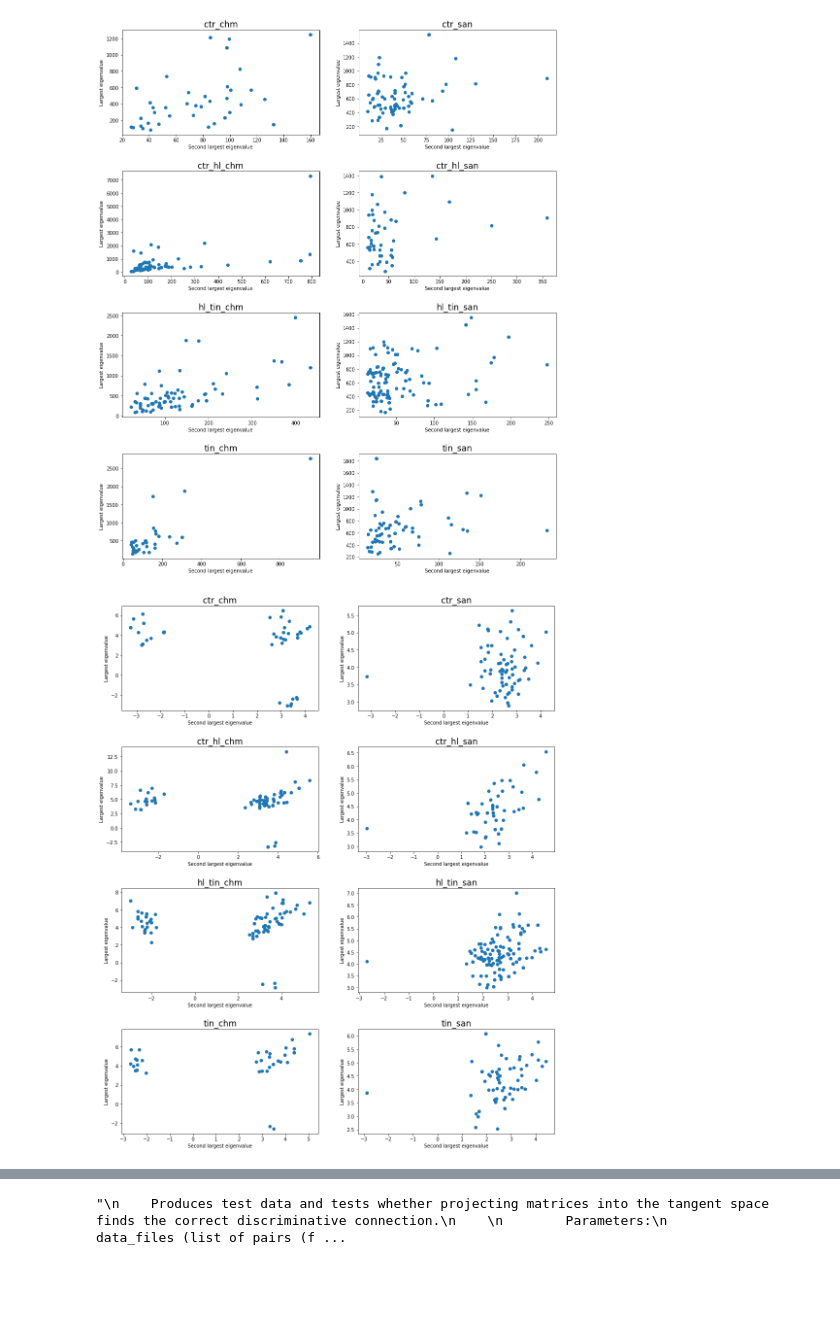
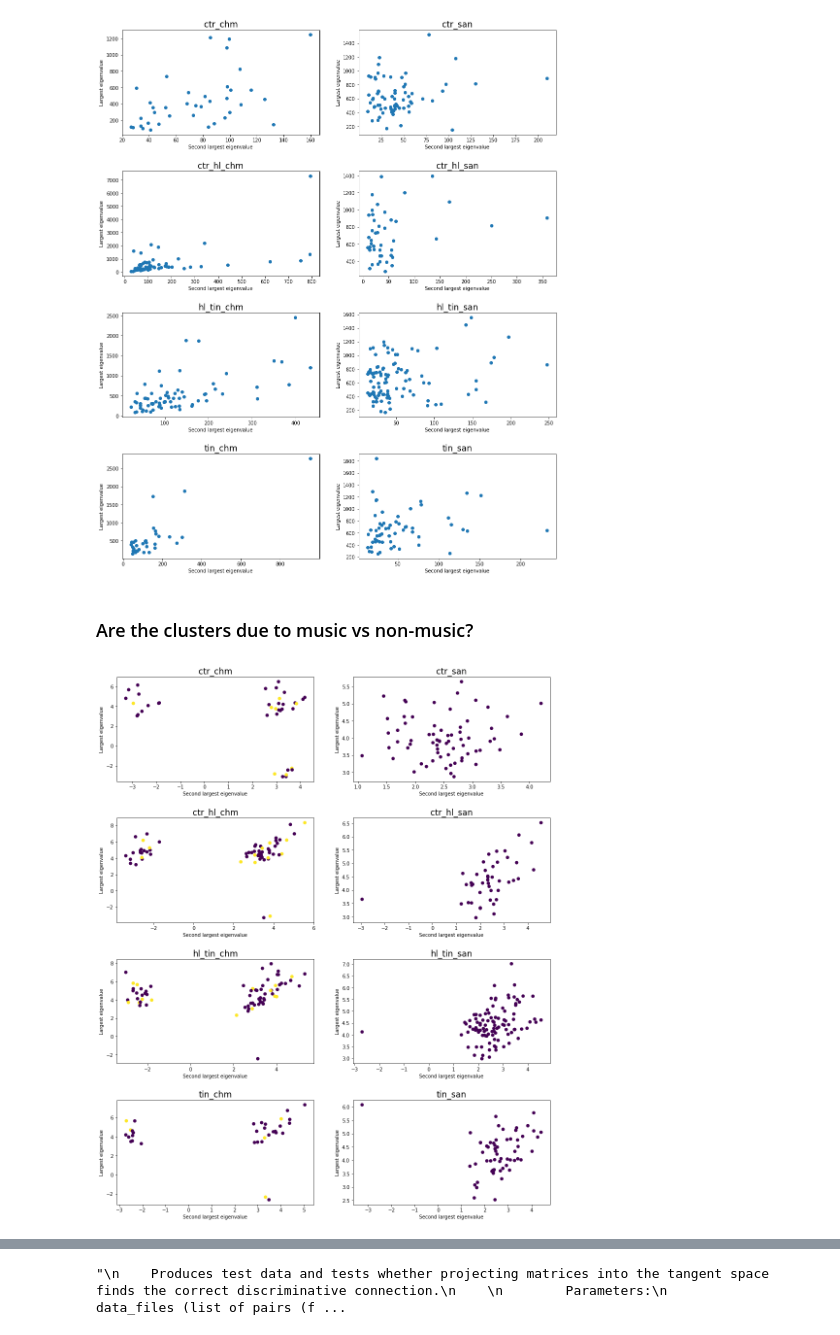
Before and after one commit to dcarmod2/RiemNeuro, a Jupyter notebook: Riemann8Class_paperPrep.ipynb, the cells around one changed output, grey strips where cells are left out. Saved outputs shown, nothing was run; the diff lists cells and outputs as text; code cells hidden in the pictures; blank space fills up the shorter version.

```diff
--- a/Riemann8Class_paperPrep.ipynb
+++ b/Riemann8Class_paperPrep.ipynb
@@ -41,7 +69,8 @@ whasc_files = [data_dir+'WHASC'+os.sep+fname for fname in os.listdir(data_dir+'W
 uiuc_samples = []
 count =0
 for fname_prefix in uiuc_files:
-    runs = [run for run in os.listdir(fname_prefix) if run.startswith('run')]
+    runs = [run for run in os.listdir(fname_prefix) if run.startswith('run') and not(fname_prefix.endswith('B') and
+                                                                                     (run.endswith('1') or run.endswith('2')))]
     for run in runs:
         count += 1
         ID = re.findall(r'\d+_(\d+)_',fname_prefix)[0]
@@ -62,11 +91,13 @@ for fname_prefix in uiuc_files:
             continue
 
         if timeSeries.shape == (33,300):
-            uiuc_samples.append({'TimeSeries':timeSeries,'Location':'chm','Run':run,'ID':ID,'Group':Group})
+            uiuc_samples.append({'TimeSeries':timeSeries,'Location':'chm','Run':run,'ID':ID,'Group':Group,
+                                 'TFI':metadata_uiuc.loc[int(ID),'TFI_A']})
 # %%
 whasc_samples = []
 for fname_prefix in whasc_files:
-    runs = [run for run in os.listdir(fname_prefix) if run.startswith('run')]
+    runs = [run for run in os.listdir(fname_prefix) if run.startswith('run') and not(fname_prefix.endswith('B') and
+                                                                                     (run.endswith('1') or run.endswith('2')))]
     for run in runs:
         ID = re.findall(r'\d+_(\d+)_',fname_prefix)[0]
         Group_binary = re.findall(r'(\d+)_\d+_',fname_prefix)[0][1:]
@@ -81,7 +112,8 @@ for fname_prefix in whasc_files:
         filename = "ROI_matrix_data_33.csv"
         timeSeries = np.genfromtxt(fname_prefix+os.sep+run+os.sep+filename,delimiter=',')
 
-        whasc_samples.append({'TimeSeries':timeSeries,'Location':'san','Run':run,'ID':ID,'Group':Group})
+        whasc_samples.append({'TimeSeries':timeSeries,'Location':'san','Run':run,'ID':ID,'Group':Group,
+                             'TFI':metadata_whasc.loc[int(ID),'TFI_A']})
 # %% [markdown]
 ## Visualize the data before and after the tangent space projection
 # %%
@@ -211,26 +245,31 @@ for cls,ind_list in enumerate(class_indices):
 plt.savefig('RiemannResults\\compare_largest_evals_covs.png',bbox_inches='tight')
 # %% [output]
 [figure]
+# %% [markdown]
+### Are the clusters due to music vs non-music?
 # %%
 #largest vs second largest
+runs = [int(sample['Run'][3]) for sample in data['samples']]
 fig,axs = plt.subplots(4,2,figsize=(16,20))
 plt.subplots_adjust(hspace=0.35)
 for cls,ind_list in enumerate(class_indices):
     #evals are 0-indexed
     which_eval = 0
     largest = []
     second_largest = []
+    colors = []
     for i in ind_list:
         evals = linalg.eig(transformed[i])[0]
         if evals[0].real < 100000:
             largest.append(evals[0].real)
             second_largest.append(evals[1].real)
+            colors.append(int(runs[i]==3))
     axs[cls//2,cls%2].set_title(class_list[cls],fontsize='xx-large')
-    axs[cls//2,cls%2].scatter(second_largest,largest)
+    axs[cls//2,cls%2].scatter(second_largest,largest,c=colors)
     #axs[cls//2,cls%2].set_xlim(0,2500)
     #axs[cls//2,cls%2].set_ylim(0,35)
     axs[cls//2,cls%2].set_xlabel('Second largest eigenvalue')
     axs[cls//2,cls%2].set_ylabel('Largest eigenvalue')
 plt.savefig('RiemannResults\\compare_largest_evals_riem.png',bbox_inches='tight')
 # %% [output]
-[figure, old version]
+[figure, new version]
```
Also changed, not shown: parts of 59 cells of this notebook.
